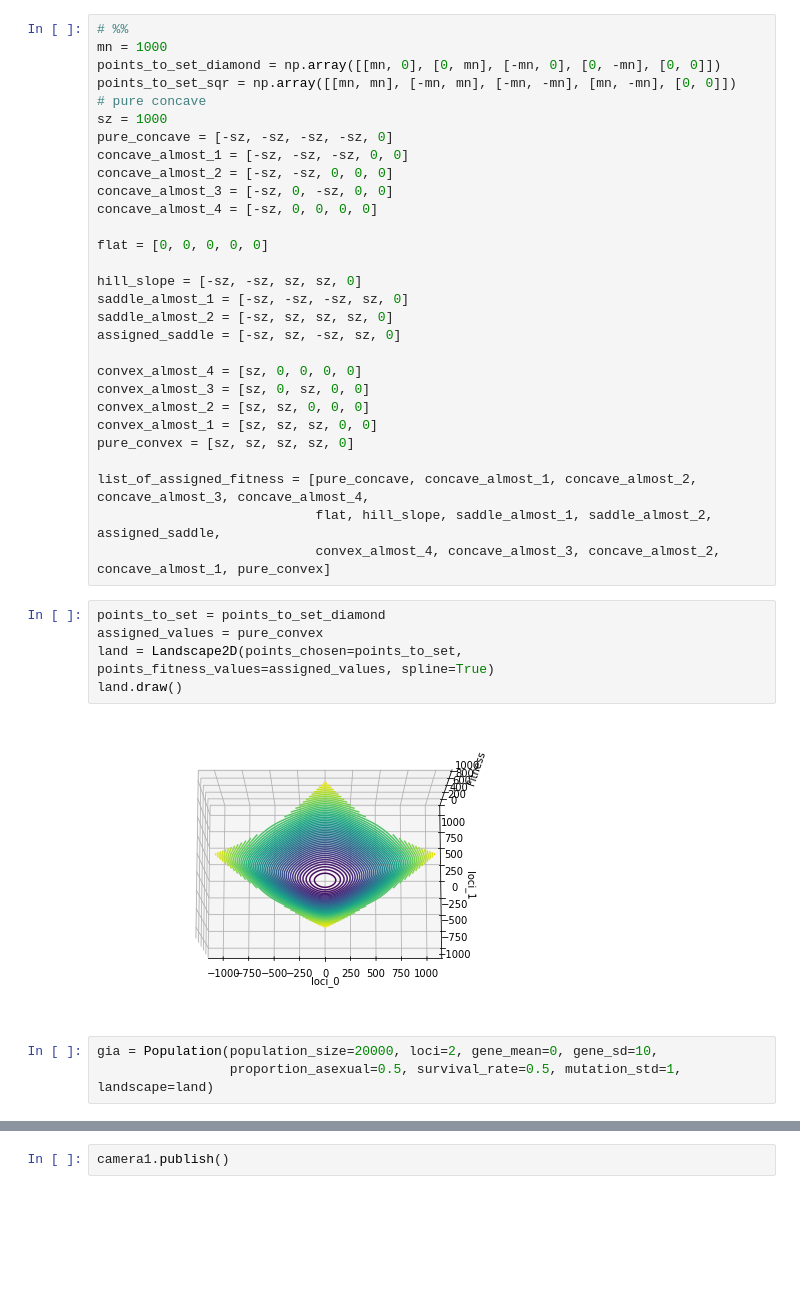
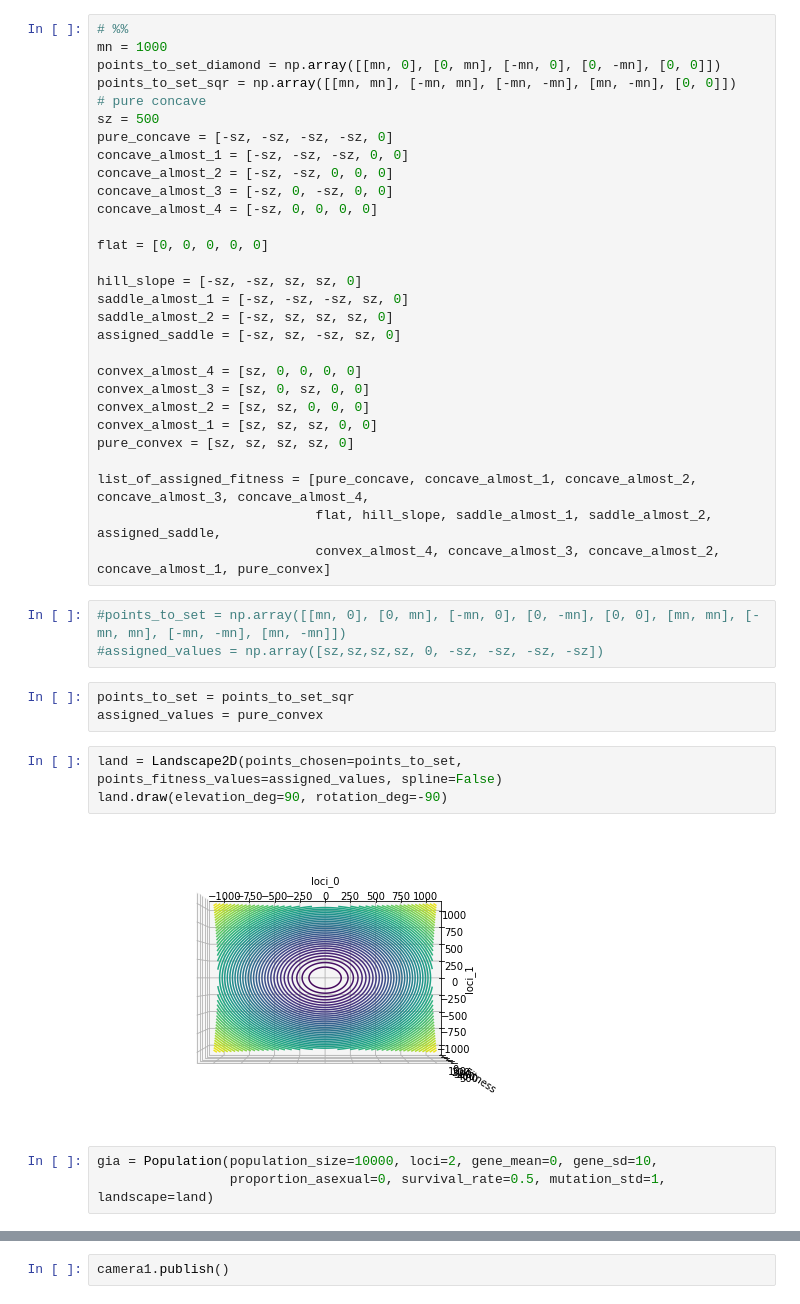
Before and after one commit to saroyas/Asexual-Sexual_reproduction, a Jupyter notebook: workouts.ipynb, the cells around one changed output, grey strips where cells are left out. Cells and saved outputs as stored; diff of their text form; blank space fills up the shorter version.

```diff
--- a/workouts.ipynb
+++ b/workouts.ipynb
@@ -9,7 +13,7 @@ mn = 1000
 points_to_set_diamond = np.array([[mn, 0], [0, mn], [-mn, 0], [0, -mn], [0, 0]])
 points_to_set_sqr = np.array([[mn, mn], [-mn, mn], [-mn, -mn], [mn, -mn], [0, 0]])
 # pure concave
-sz = 1000
+sz = 500
 pure_concave = [-sz, -sz, -sz, -sz, 0]
 concave_almost_1 = [-sz, -sz, -sz, 0, 0]
 concave_almost_2 = [-sz, -sz, 0, 0, 0]
@@ -32,13 +36,17 @@ pure_convex = [sz, sz, sz, sz, 0]
 list_of_assigned_fitness = [pure_concave, concave_almost_1, concave_almost_2, concave_almost_3, concave_almost_4,
                             flat, hill_slope, saddle_almost_1, saddle_almost_2, assigned_saddle,
                             convex_almost_4, concave_almost_3, concave_almost_2, concave_almost_1, pure_convex]
+# %%
+#points_to_set = np.array([[mn, 0], [0, mn], [-mn, 0], [0, -mn], [0, 0], [mn, mn], [-mn, mn], [-mn, -mn], [mn, -mn]])
+#assigned_values = np.array([sz,sz,sz,sz, 0, -sz, -sz, -sz, -sz])
+# %%
+points_to_set = points_to_set_sqr
+assigned_values = pure_convex
 # %%
-points_to_set = points_to_set_diamond
-assigned_values = pure_convex
-land = Landscape2D(points_chosen=points_to_set, points_fitness_values=assigned_values, spline=True)
-land.draw()
+land = Landscape2D(points_chosen=points_to_set, points_fitness_values=assigned_values, spline=False)
+land.draw(elevation_deg=90, rotation_deg=-90)
 # %% [output]
-[figure, old version]
+[figure, new version]
 # %%
-gia = Population(population_size=20000, loci=2, gene_mean=0, gene_sd=10,
-                 proportion_asexual=0.5, survival_rate=0.5, mutation_std=1, landscape=land)
+gia = Population(population_size=10000, loci=2, gene_mean=0, gene_sd=10,
+                 proportion_asexual=0, survival_rate=0.5, mutation_std=1, landscape=land)
```
Also changed, not shown: parts of 6 cells of this notebook, 17 other files.
